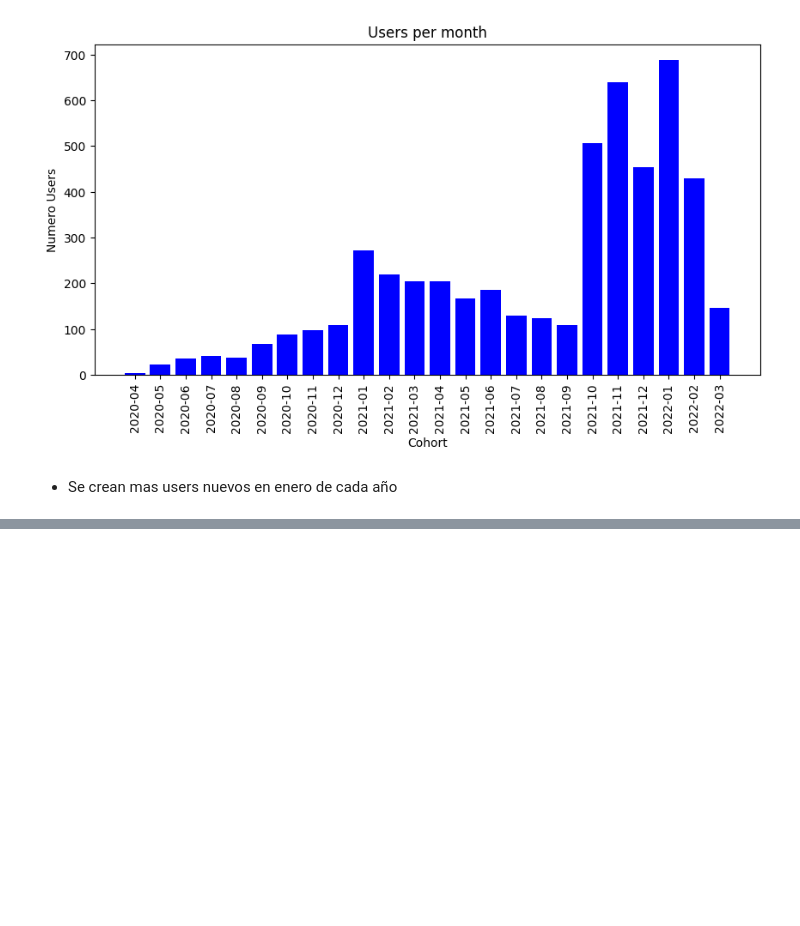
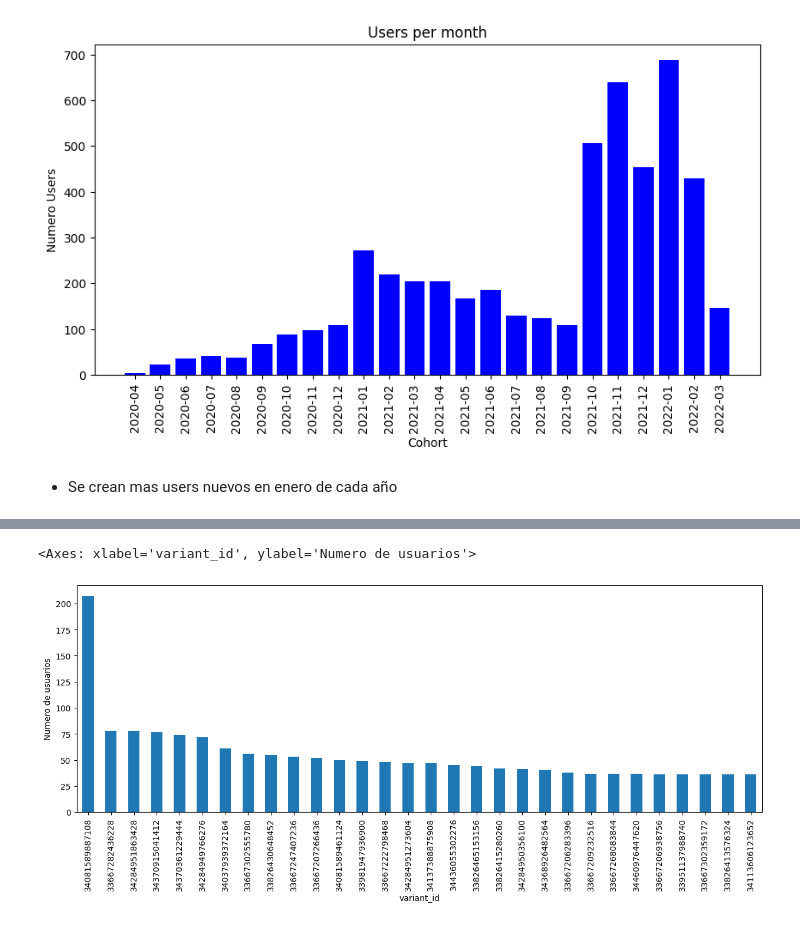
Before and after one commit to pamalo9/zrive-ds, a Jupyter notebook: src/module_2/EDA.ipynb, the cells around one changed output, grey strips where cells are left out. Drawn from its saved outputs; the diff is of its cells as text; code cells hidden in the pictures; blank space fills up the shorter version.

Commit message:
Especial regular

```diff
--- a/src/module_2/EDA.ipynb
+++ b/src/module_2/EDA.ipynb
@@ -288,0 +294,3 @@ plt.show()
+# %%
+regulars_df = regulars.merge(inventory, on ='variant_id', how = 'left')
+regulars_df.head()
@@ -288,0 +316,7 @@ plt.show()
+# %%
+clean_regulars = regulars_df.dropna()
+plt.ylabel('Numero de usuarios')
+clean_regulars.groupby(['variant_id'])['user_id'].nunique().sort_values(ascending=False).head(30).plot(kind='bar', figsize =(15,5))
+# %% [output]
+<Axes: xlabel='variant_id', ylabel='Numero de usuarios'>
+[figure, added]
```
Also changed, not shown: parts of 9 cells of this notebook.
